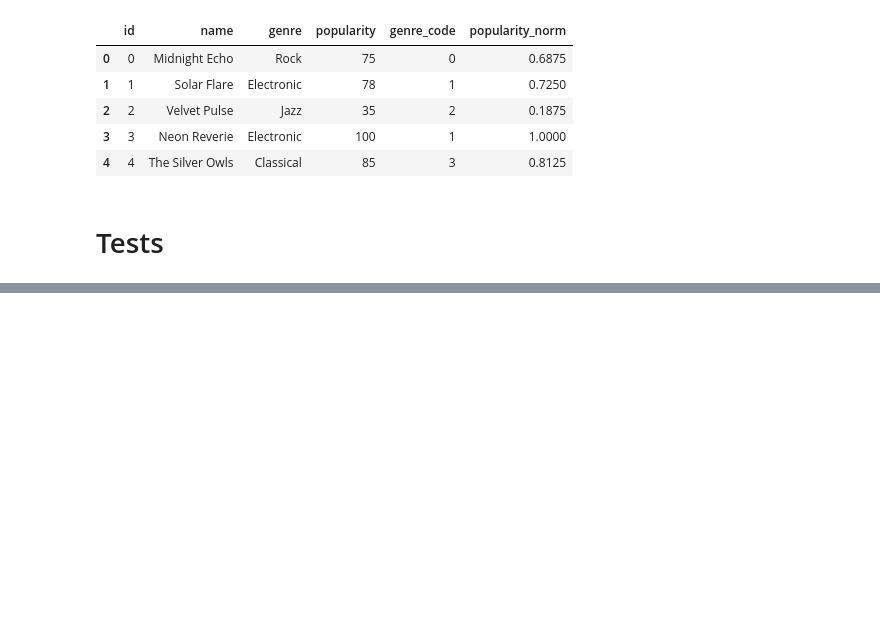
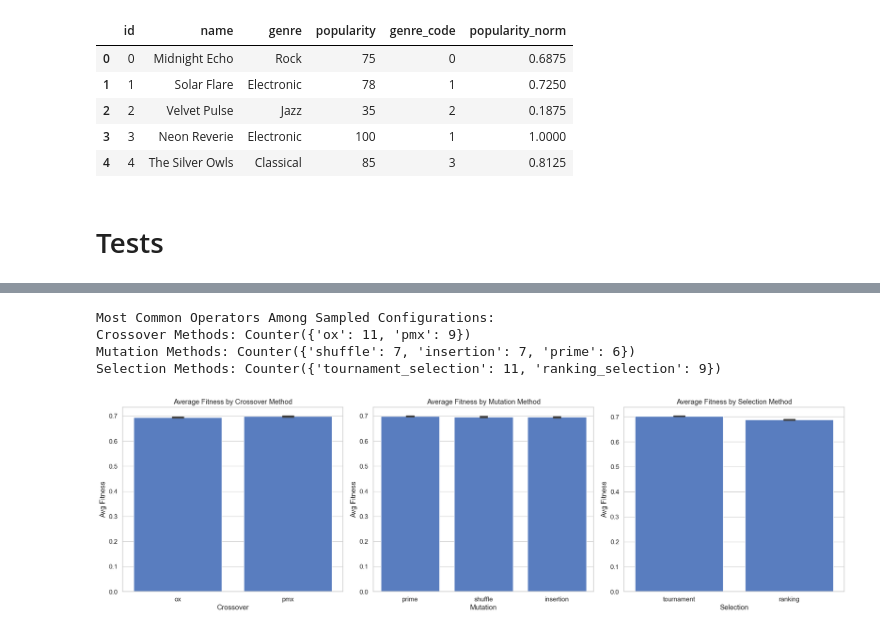
Before and after one commit to itsluaana/CIFO-Project, a Jupyter notebook: src/PROJECT.ipynb, the cells around one changed output, grey strips where cells are left out. Drawn from its saved outputs; the diff is of its cells as text; code cells hidden in the pictures; blank space fills up the shorter version.

```diff
--- a/src/PROJECT.ipynb
+++ b/src/PROJECT.ipynb
@@ -332,3 +437,80 @@ print(best_solution)
+# %%
+# Count frequency of crossover, mutation, and selection methods
+xo_counter = Counter()
+mut_counter = Counter()
+sel_counter = Counter()
+
+for entry in finetune_fitness_results:
+    config = entry['Configuration']
+    # Extract substrings
+    if 'xo=' in config and 'mut=' in config and 'sel=' in config:
+        xo_method = config.split('xo=')[1].split('_')[0]
+        mut_method = config.split('mut=')[1].split('_')[0]
+        sel_method = config.split('sel=')[1]
+
+        xo_counter[xo_method] += 1
+        mut_counter[mut_method] += 1
+        sel_counter[sel_method] += 1
+
+print("\nMost Common Operators Among Sampled Configurations:")
+print("Crossover Methods:", xo_counter)
+print("Mutation Methods:", mut_counter)
+print("Selection Methods:", sel_counter)
+# %% [output]
+Most Common Operators Among Sampled Configurations:
+Crossover Methods: Counter({'ox': 11, 'pmx': 9})
+Mutation Methods: Counter({'shuffle': 7, 'insertion': 7, 'prime': 6})
+Selection Methods: Counter({'tournament_selection': 11, 'ranking_selection': 9})
+# %%
+# Function to extract a field from configuration string
+def extract_field(config_str, key):
+    parts = config_str.split("_")
+    for part in parts:
+        if part.startswith(key + "="):
+            return part.split("=")[1]
+    return None
+
+# Extract operators and pair with fitness
+operator_data = []
+for entry in finetune_fitness_results:
+    for fitness in entry['Fitness_Values']:
+        operator_data.append({
+            'Fitness': fitness,
+            'Crossover': extract_field(entry['Configuration'], 'xo'),
+            'Mutation': extract_field(entry['Configuration'], 'mut'),
+            'Selection': extract_field(entry['Configuration'], 'sel'),
+        })
+
+df_ops = pd.DataFrame(operator_data)
+
+# Set up the theme
+sns.set_theme(style="whitegrid", palette="muted", font_scale=1.1)
+
+# Create subplots for each operator type
+fig, axes = plt.subplots(1, 3, figsize=(20, 6))
+
+# Crossover
+sns.barplot(data=df_ops, x="Crossover", y="Fitness", ax=axes[0], errorbar="ci", capsize=0.1)
+axes[0].set_title("Average Fitness by Crossover Method")
+axes[0].set_ylabel("Avg Fitness")
+axes[0].set_xlabel("Crossover")
+
+# Mutation
+sns.barplot(data=df_ops, x="Mutation", y="Fitness", ax=axes[1], errorbar="ci", capsize=0.1)
+axes[1].set_title("Average Fitness by Mutation Method")
+axes[1].set_ylabel("Avg Fitness")
+axes[1].set_xlabel("Mutation")
+
+# Selection
+sns.barplot(data=df_ops, x="Selection", y="Fitness", ax=axes[2], errorbar="ci", capsize=0.1)
+axes[2].set_title("Average Fitness by Selection Method")
+axes[2].set_ylabel("Avg Fitness")
+axes[2].set_xlabel("Selection")
+
+plt.tight_layout()
+plt.show()
+# %% [output]
+[figure, added]
 # %%
 # Number of stages and slots
 num_stages = 5
```
Also changed, not shown: parts of 24 cells of this notebook, 5 other files.
